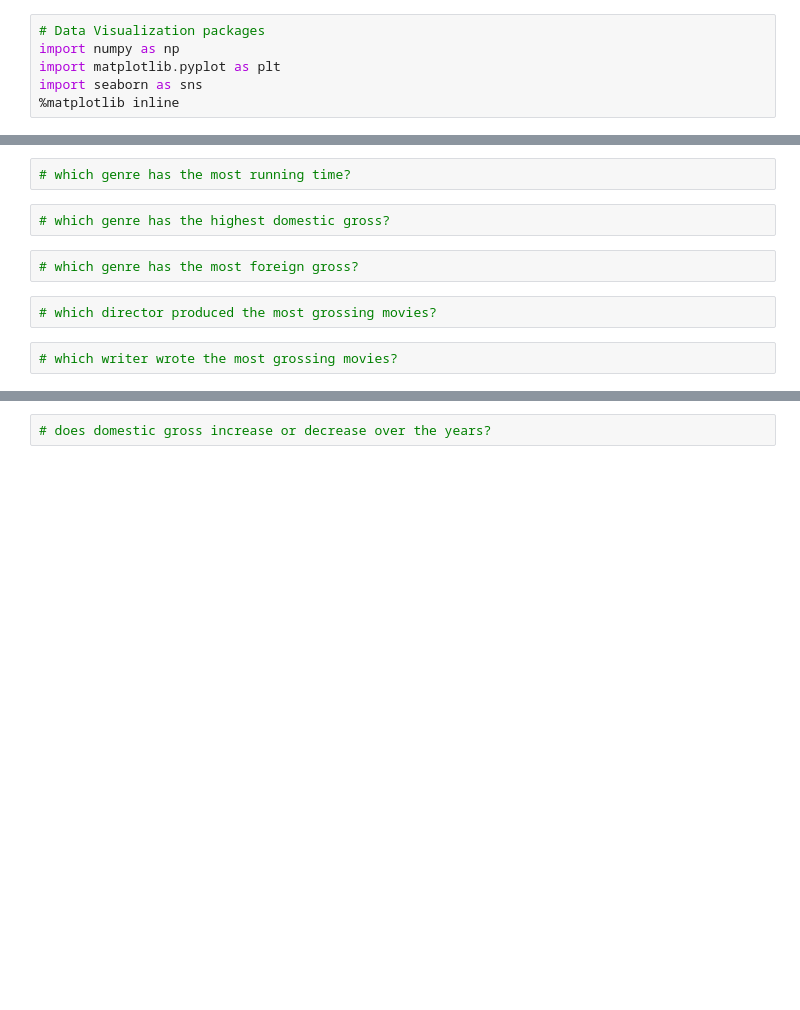
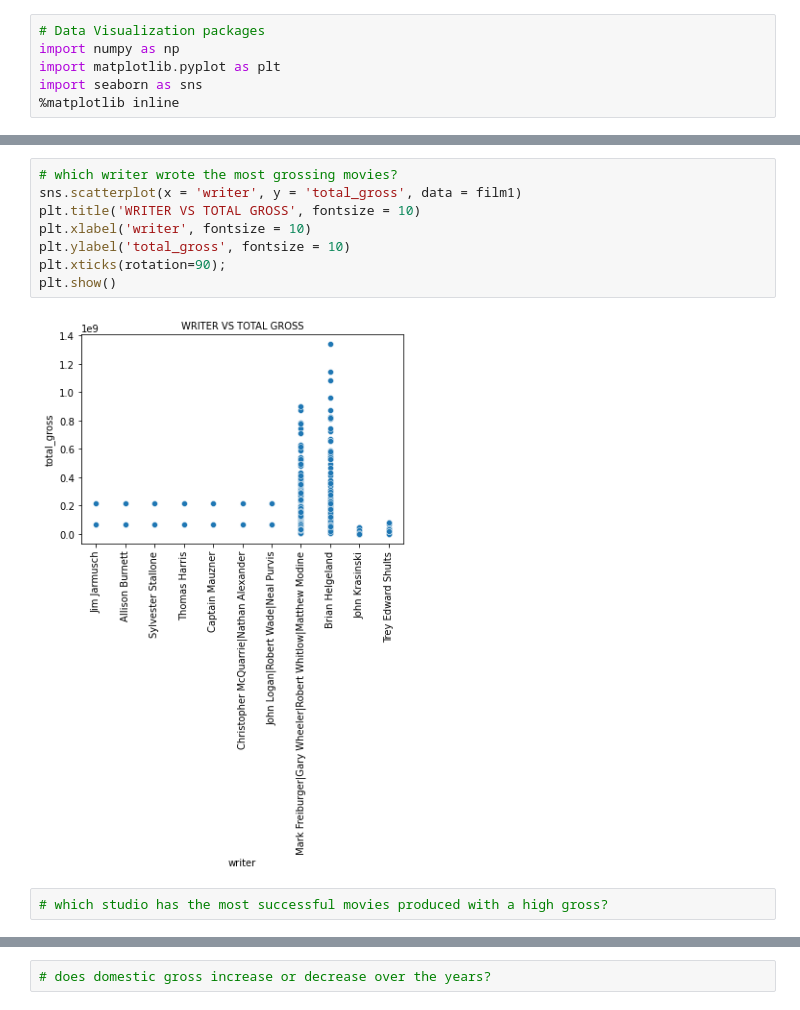
Before and after one commit to manamary/dsc-phase-1-project-v2-4, a Jupyter notebook: student.ipynb, the cells around one changed output, grey strips where cells are left out. Saved outputs shown, nothing was run; the diff lists cells and outputs as text; blank space fills up the shorter version.

```diff
--- a/student.ipynb
+++ b/student.ipynb
@@ -576,10 +749,12 @@ TypeError: Could not convert Art House and International|Comedy|Drama|Musical an
+# %%
+# which writer wrote the most grossing movies?
+sns.scatterplot(x = 'writer', y = 'total_gross', data = film1)
+plt.title('WRITER VS TOTAL GROSS', fontsize = 10)
+plt.xlabel('writer', fontsize = 10)
+plt.ylabel('total_gross', fontsize = 10)
+plt.xticks(rotation=90);
+plt.show()
+# %% [output]
+[figure, added]
 # %%
-# which genre has the most running time?
+# which studio has the most successful movies produced with a high gross?
-# %%
-# which genre has the highest domestic gross?
-# %%
-# which genre has the most foreign gross?
-# %%
-# which director produced the most grossing movies?
-# %%
-# which writer wrote the most grossing movies?
```
Also changed, not shown: parts of 48 cells of this notebook.
